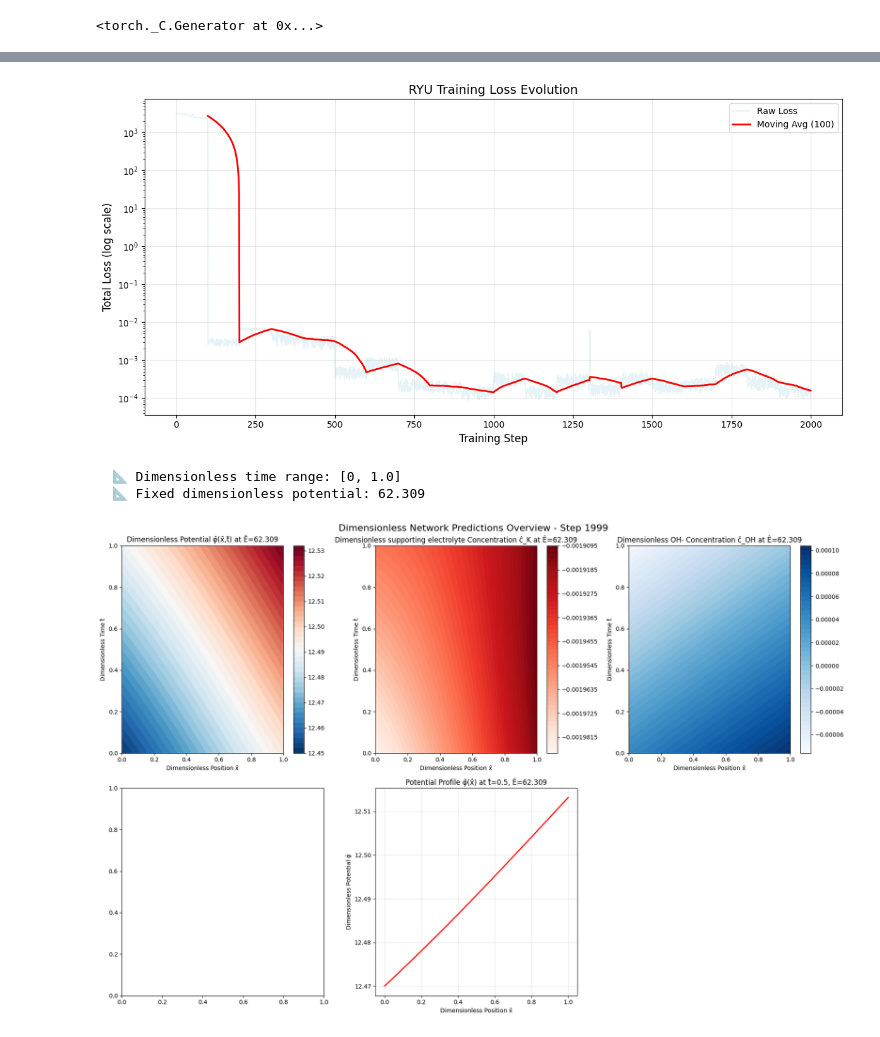
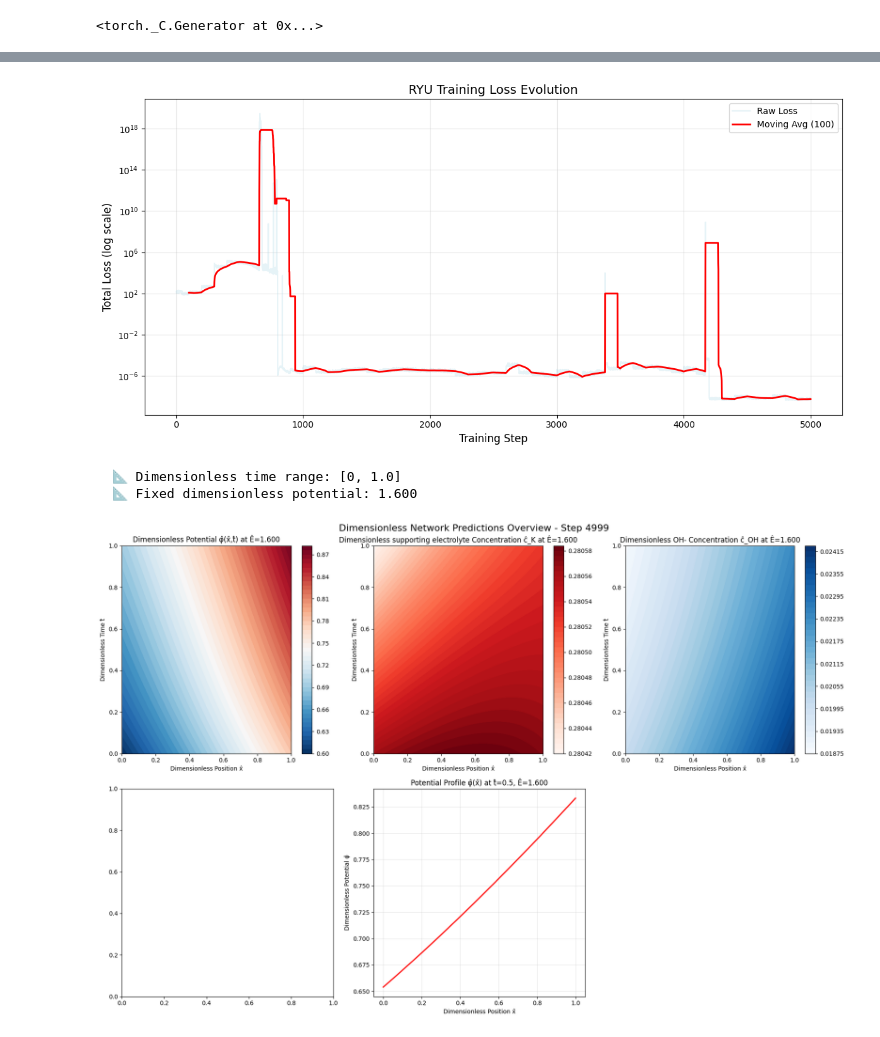
Before and after one commit to Feugmo-Group/EISPINN, a Jupyter notebook: NTKRYU.ipynb, the cells around one changed output, grey strips where cells are left out. Saved outputs shown, nothing was run; the diff lists cells and outputs as text; code cells hidden in the pictures.

Commit message:
Changed Boundary Condition
Added robin boundary for potential

```diff
--- a/NTKRYU.ipynb
+++ b/NTKRYU.ipynb
@@ -13,7 +13,7 @@ import math
 device = torch.device("cuda" if torch.cuda.is_available() else "cpu")
 
 lr = 1e-3
-max_steps = 2000
+max_steps = 5000
 print_freq = 100
 
 
@@ -113,6 +113,8 @@ A_sites = 1e-4       # [mol/m²]
 k_hat = 1e-4
 
 current_scale_factor = (n * F * D_OH * cc / lc) / 10  # Converts to mA/cm²
+C_edl = 20e-6  # Example: 20 μF/cm² converted to your units
+C_edl_hat = C_edl * lc / (eps0 * epsilon_r)
 # %%
 #Define networks
 
@@ -327,7 +329,7 @@ def compute_gradients(x, t, E, clip_gradients=True, max_grad=1e3):
     inputs_3d = torch.cat([x, t, E], dim=1)
 
     # Get network predictions
-    phi = torch.clamp(u_net(inputs_3d), min=-5.0, max=5.0)  # Add bounds
+    phi = u_net(inputs_3d)  # Add bounds
     c_k_raw = k_net(inputs_3d)
     c_oh_raw = oh_net(inputs_3d)
 
@@ -335,14 +337,7 @@ def compute_gradients(x, t, E, clip_gradients=True, max_grad=1e3):
     c_k = torch.clamp(c_k_raw, min=1e-8, max=10.0)
     c_oh = torch.clamp(c_oh_raw, min=1e-8, max=10.0)
 
-    # print(f"Network inputs:")
-    # print(x.shape, t.shape, E.shape)
-    # print(inputs_3d.shape)
-    # print("Outputs")
-    # print(phi.shape)
-    # print(c_oh_raw.shape)
-    # print(c_k_raw.shape)
-
+    print(f"Network outputs:")
     print(f"  phi range: [{phi.min():.6f}, {phi.max():.6f}]")
     print(f"  c_oh range: [{c_oh.min():.6f}, {c_oh.max():.6f}]")
     print(f"  c_k range: [{c_k.min():.6f}, {c_k.max():.6f}]")
@@ -390,7 +385,6 @@ def sample_interior_points(
 
         # Sample time and applied potential
         t = torch.rand(batch_size, 1, device=device, requires_grad=True) #* time_scale / tc
-
         single_E = (
                 torch.rand(1, 1, device=device)
                 * (E_max/phic - E_min/phic)
@@ -1218,7 +1309,7 @@ with torch.no_grad():
     n_temporal = 500
 
     # Fix a representative dimensionless potential for visualization
-    E_hat_fixed = torch.tensor([[1.6 * 96485 / (8.314 * 298)]], device=device)  # Normalized E
+    E_hat_fixed = torch.tensor([[1.6]], device=device)  # Normalized E
 
     # Dimensionless time range (0 to 1)
     t_hat_range = torch.linspace(0, 1.0, n_temporal, device=device)
@@ -1274,34 +1365,35 @@ with torch.no_grad():
     # 3. Dimensionless anion
     im3 = axes[0, 2].contourf(X_hat_np, T_hat_np, c_oh_hat_np, levels=50, cmap='Blues')
     axes[0, 2].set_xlabel('Dimensionless Position x̂')
     axes[0, 2].set_ylabel('Dimensionless Time t̂')
     axes[0, 2].set_title(f'Dimensionless OH- Concentration ĉ_OH at Ê={E_hat_fixed.item():.3f}')
     plt.colorbar(im3, ax=axes[0, 2])
 
     # 5. Potential profile vs spatial position at fixed time - Fixed to use valid index and L_hat_final
-    L_hat_final = 1
+    # Need to define L_hat_final since it's commented out above
+    L_hat_final = 1  # Use L_domain as fallback
 
     x_hat_sweep = torch.linspace(0, L_hat_final, 500, device=device)
     t_hat_mid = torch.full((500, 1), 0.5, device=device)  # Middle time
     E_hat_mid = torch.full((500, 1), E_hat_fixed.item(), device=device)
 
     x_sweep_inputs = torch.cat([x_hat_sweep.unsqueeze(1), t_hat_mid, E_hat_mid], dim=1)
     phi_vs_x = u_net(x_sweep_inputs).cpu().numpy()
 
     axes[1, 1].plot(x_hat_sweep.cpu().numpy(), phi_vs_x, 'r-', linewidth=2)
     axes[1, 1].set_xlabel('Dimensionless Position x̂')
     axes[1, 1].set_ylabel('Dimensionless Potential φ̂')
     axes[1, 1].set_title(f'Potential Profile φ̂(x̂) at t̂=0.5, Ê={E_hat_fixed.item():.3f}')
     axes[1, 1].grid(True, alpha=0.3)
 
     # Hide the unused subplot [1, 2]
     axes[1, 2].set_visible(False)
 
     plt.suptitle(f'Dimensionless Network Predictions Overview - Step {step}', fontsize=16)
     plt.tight_layout()
     plt.show()
 # %% [output]
-[figure, old version]
+[figure, new version]
   📐 Dimensionless time range: [0, 1.0]
-  📐 Fixed dimensionless potential: 62.309
+  📐 Fixed dimensionless potential: 1.600
-[figure, old version]
+[figure, new version]
```
Also changed, not shown: parts of 6 cells of this notebook.
